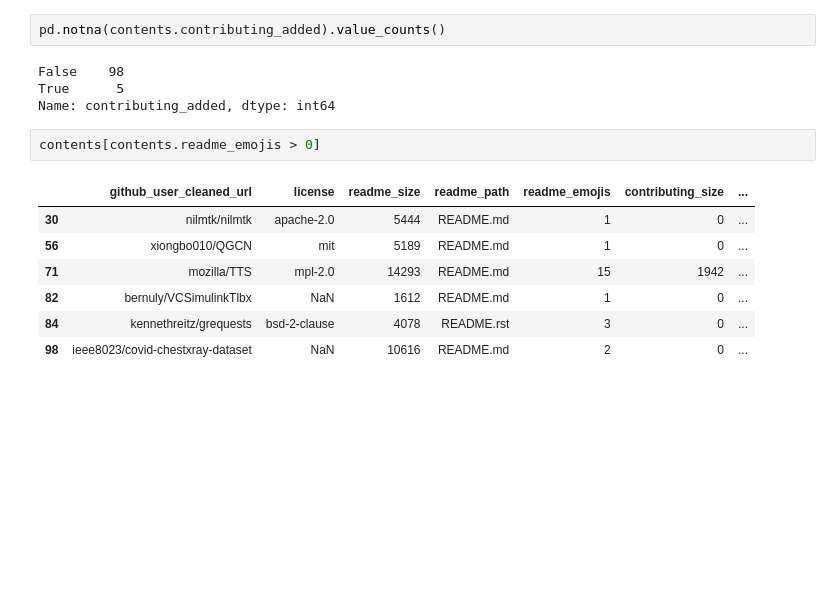
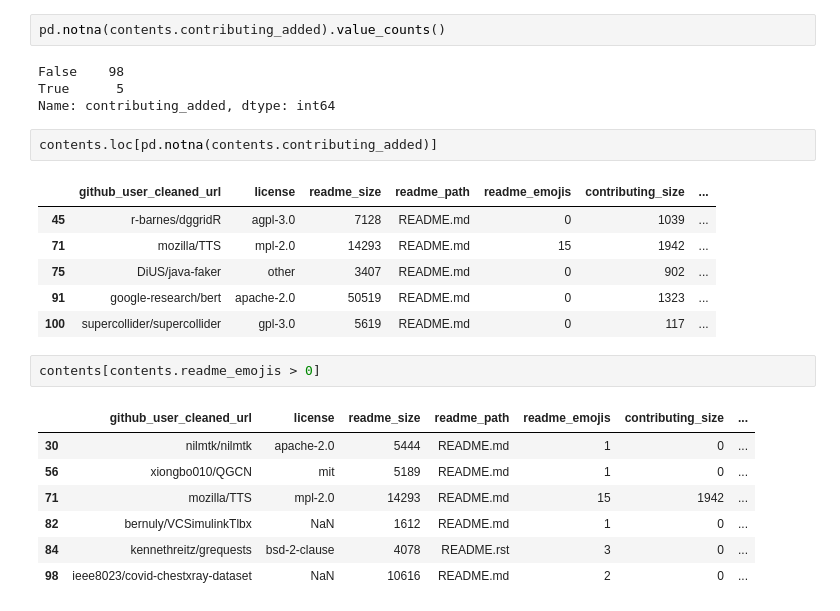
Before and after one commit to softwaresaved/rse-repo-analysis, a Jupyter notebook: analysis/github.ipynb, the cells around one changed output. Cells and saved outputs as stored; diff of their text form; blank space fills up the shorter version.

```diff
--- a/analysis/github.ipynb
+++ b/analysis/github.ipynb
@@ -208,6 +208,15 @@ pd.notna(contents.contributing_added).value_counts()
 False    98
 True      5
 Name: contributing_added, dtype: int64
+# %%
+contents.loc[pd.notna(contents.contributing_added)]
+# %% [output]
+|  | github_user_cleaned_url | license | readme_size | readme_path | readme_emojis | contributing_size | ... |
+| 45 | r-barnes/dggridR | agpl-3.0 | 7128 | README.md | 0 | 1039 | ... |
+| 71 | mozilla/TTS | mpl-2.0 | 14293 | README.md | 15 | 1942 | ... |
+| 75 | DiUS/java-faker | other | 3407 | README.md | 0 | 902 | ... |
+| 91 | google-research/bert | apache-2.0 | 50519 | README.md | 0 | 1323 | ... |
+| 100 | supercollider/supercollider | gpl-3.0 | 5619 | README.md | 0 | 117 | ... |
 # %%
 contents[contents.readme_emojis > 0]
 # %% [output]
```
Also changed, not shown: 12 other files.
